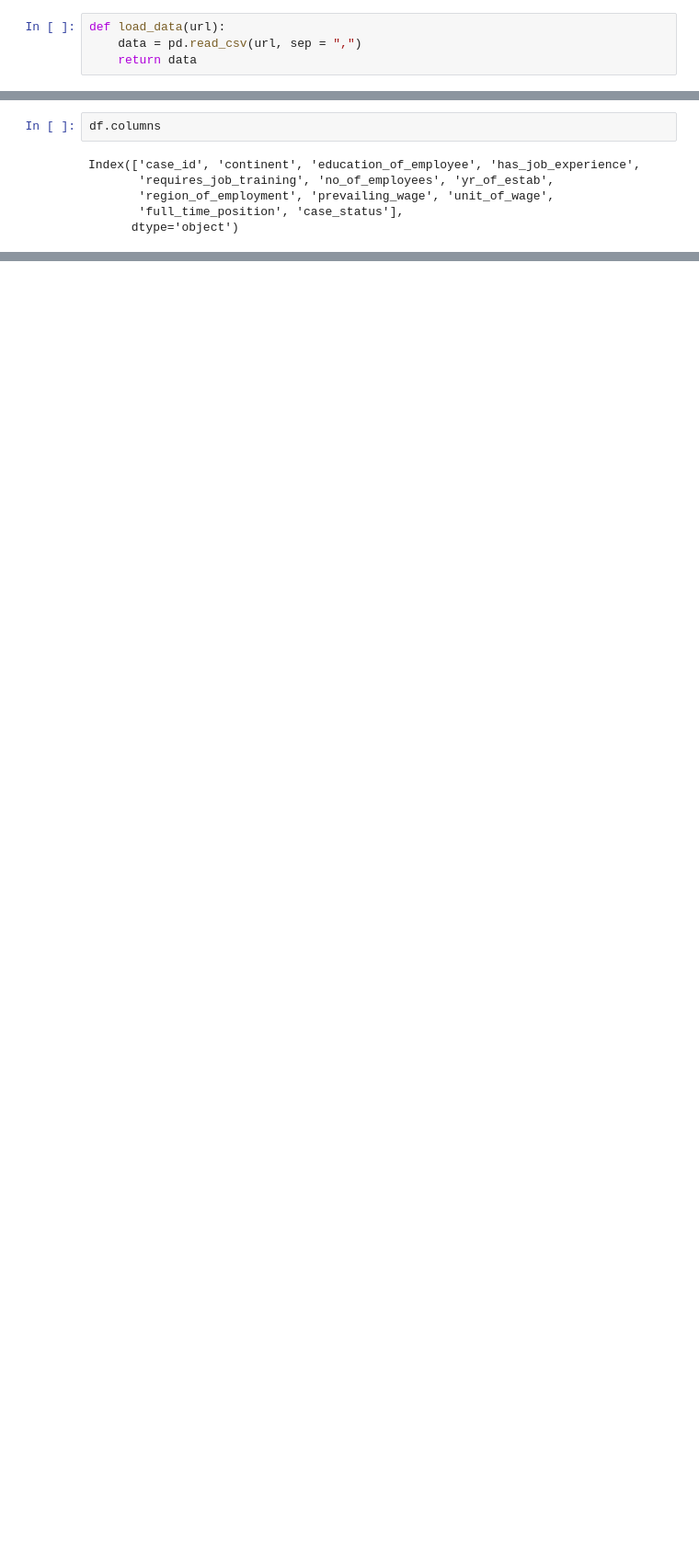
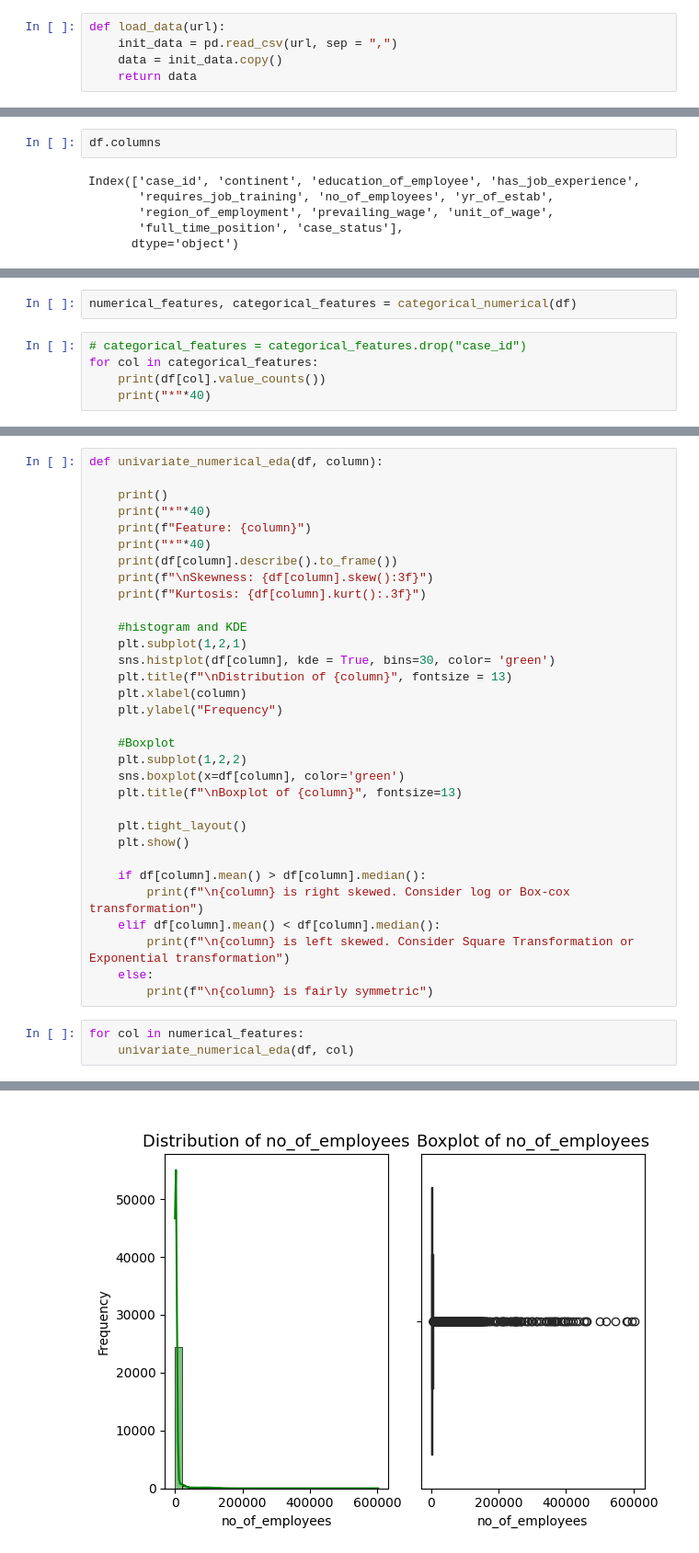
Before and after one commit to KudoroEsther/Files_Backend, a Jupyter notebook: Training_a_Model/Visa_EDA.ipynb, the cells around one changed output, grey strips where cells are left out. Shown at 92% size. Saved outputs shown, nothing was run; the diff lists cells and outputs as text; blank space fills up the shorter version.

```diff
--- a/Training_a_Model/Visa_EDA.ipynb
+++ b/Training_a_Model/Visa_EDA.ipynb
@@ -17,6 +20,7 @@ warnings.filterwarnings("ignore")
 # %%
 def load_data(url):
-    data = pd.read_csv(url, sep = ",")
+    init_data = pd.read_csv(url, sep = ",")
+    data = init_data.copy()
     return data
 # %%
 df = load_data("https://raw.githubusercontent.com/ek-chris/Practice_datasets/refs/heads/main/EasyVisa%20(1).csv")
@@ -94,0 +155,7 @@ Index(['case_id', 'continent', 'education_of_employee', 'has_job_experience',
+# %%
+numerical_features, categorical_features = categorical_numerical(df)
+# %%
+# categorical_features = categorical_features.drop("case_id")
+for col in categorical_features:
+    print(df[col].value_counts())
+    print("*"*40)
@@ -94,0 +190,36 @@ Index(['case_id', 'continent', 'education_of_employee', 'has_job_experience',
+# %%
+def univariate_numerical_eda(df, column):
+
+    print()
+    print("*"*40)
+    print(f"Feature: {column}")
+    print("*"*40)
+    print(df[column].describe().to_frame())
+    print(f"\nSkewness: {df[column].skew():3f}")
+    print(f"Kurtosis: {df[column].kurt():.3f}")
+
+    #histogram and KDE
+    plt.subplot(1,2,1)
+    sns.histplot(df[column], kde = True, bins=30, color= 'green')
+    plt.title(f"\nDistribution of {column}", fontsize = 13)
+    plt.xlabel(column)
+    plt.ylabel("Frequency")
+
+    #Boxplot
+    plt.subplot(1,2,2)
+    sns.boxplot(x=df[column], color='green')
+    plt.title(f"\nBoxplot of {column}", fontsize=13)
+
+    plt.tight_layout()
+    plt.show()
+
+    if df[column].mean() > df[column].median():
+        print(f"\n{column} is right skewed. Consider log or Box-cox transformation")
+    elif df[column].mean() < df[column].median():
+        print(f"\n{column} is left skewed. Consider Square Transformation or Exponential transformation")
+    else:
+        print(f"\n{column} is fairly symmetric")
+# %%
+for col in numerical_features:
+    univariate_numerical_eda(df, col)
+# %% [output]
@@ -94,0 +241 @@ Index(['case_id', 'continent', 'education_of_employee', 'has_job_experience',
+[figure, added]
```
Also changed, not shown: parts of 22 cells of this notebook, 1 other file.
